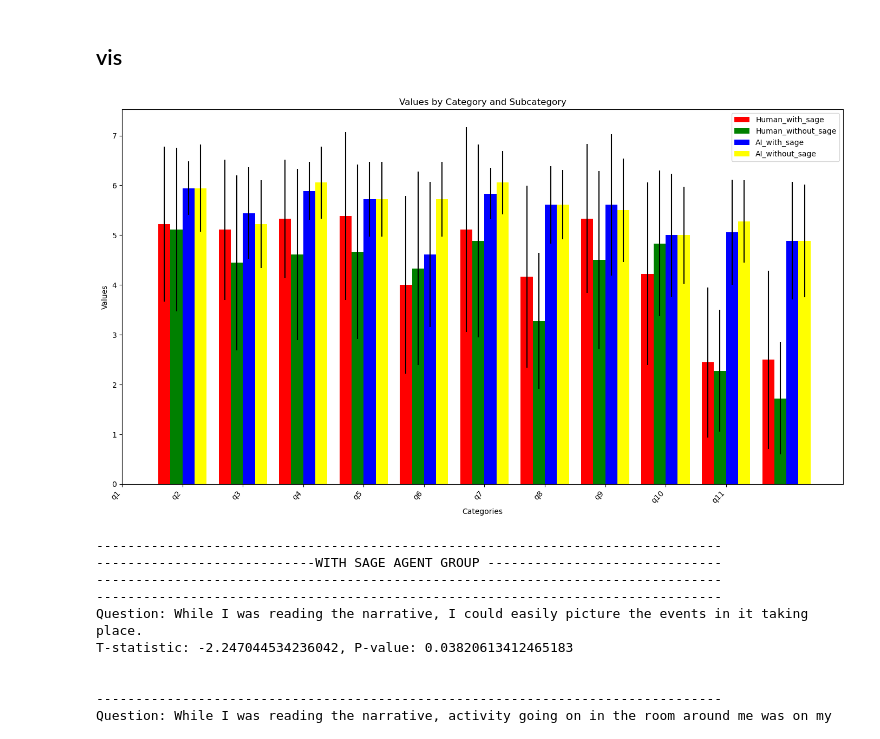
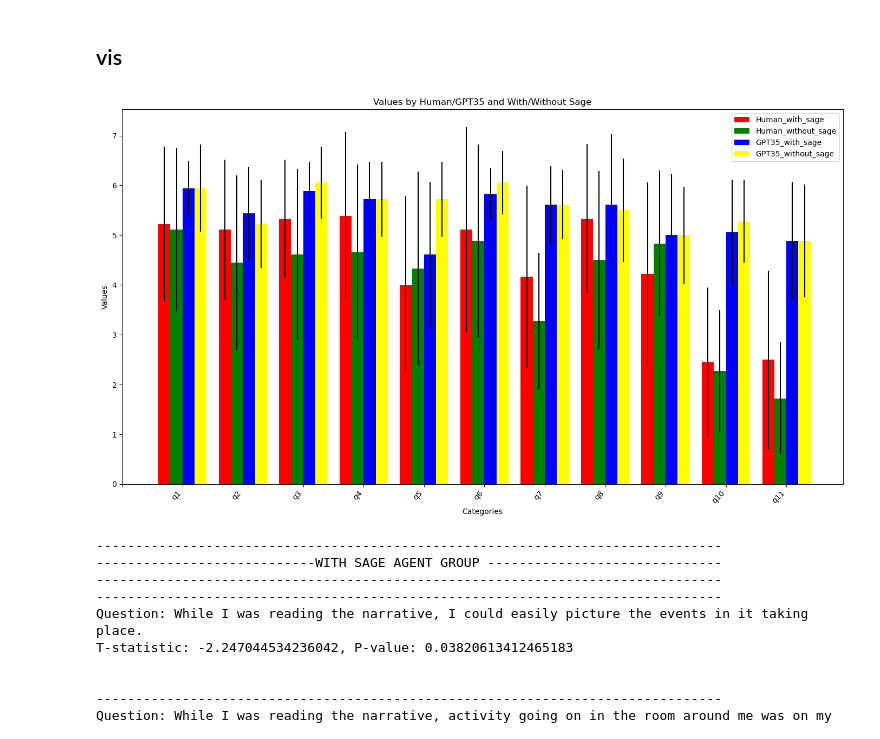
Before and after one commit to yzihan/data-analysis, a Jupyter notebook: simulife/analysis_ai_vs_human/data-story-3.5.ipynb, the cells around one changed output. Saved outputs shown, nothing was run; the diff lists cells and outputs as text; code cells hidden in the pictures.

```diff
--- a/simulife/analysis_ai_vs_human/data-story-3.5.ipynb
+++ b/simulife/analysis_ai_vs_human/data-story-3.5.ipynb
@@ -403,39 +438,39 @@ offsets = np.linspace(-bar_width*1.5, bar_width*1.5, 4)
 
 # for i, sub in enumerate(subcategories):
 #     ax.bar(category_indices + offsets[i], values[:, i], bar_width, label=sub)
 # for i in range(11):
     # ax.bar( i + 1 + offsets[0], df_human_with[qs[i]].mean(), bar_width, label="Human_with_sage", color="red")
     # ax.bar( i + 1 + offsets[1], df_huma_without[qs[i]].mean(), bar_width, label="Human_without_sage", color="green")
     # ax.bar( i + 1 + offsets[2], df_ai_with[qs2[i]].mean(), bar_width, label="Human_with_ai", color="blue")
     # ax.bar( i + 1 + offsets[3], df_ai_with[qs2[i]].mean(), bar_width, label="Human_without_ai", color="yellow")
 for i in range(11):
     if i == 0:  # Add labels only in the first iteration
         ax.bar(i + 1 + offsets[0], df_human_with[qs[i]].mean(), bar_width, yerr=df_human_with[qs[i]].std(), label="Human_with_sage", color="red")
         ax.bar(i + 1 + offsets[1], df_huma_without[qs[i]].mean(), bar_width, yerr=df_huma_without[qs[i]].std(), label="Human_without_sage", color="green")
-        ax.bar(i + 1 + offsets[2], df_ai_with[qs2[i]].mean(), bar_width, yerr=df_ai_with[qs2[i]].std(), label="AI_with_sage", color="blue")
-        ax.bar(i + 1 + offsets[3], df_ai_without[qs2[i]].mean(), bar_width, yerr=df_ai_without[qs2[i]].std(), label="AI_without_sage", color="yellow")
+        ax.bar(i + 1 + offsets[2], df_ai_with[qs2[i]].mean(), bar_width, yerr=df_ai_with[qs2[i]].std(), label="GPT35_with_sage", color="blue")
+        ax.bar(i + 1 + offsets[3], df_ai_without[qs2[i]].mean(), bar_width, yerr=df_ai_without[qs2[i]].std(), label="GPT35_without_sage", color="yellow")
     else:  # Omit labels for subsequent iterations
         ax.bar(i + 1 + offsets[0], df_human_with[qs[i]].mean(), bar_width, yerr=df_human_with[qs[i]].std() , color="red")
         ax.bar(i + 1 + offsets[1], df_huma_without[qs[i]].mean(), bar_width, yerr=df_huma_without[qs[i]].std(),   color="green")
         ax.bar(i + 1 + offsets[2], df_ai_with[qs2[i]].mean(), bar_width, yerr=df_ai_with[qs2[i]].std(),  color="blue")
         ax.bar(i + 1 + offsets[3], df_ai_without[qs2[i]].mean(), bar_width, yerr=df_ai_without[qs2[i]].std(),  color="yellow")
 
 # Add legend and other customizations
 ax.legend()
 
 # Adding labels and title
 # Customization
 ax.set_xlabel('Categories')
 ax.set_ylabel('Values')
-ax.set_title('Values by Category and Subcategory')
-ax.set_xticks(np.arange(11))
-ax.set_xticklabels(qs2, rotation=45, ha="right")
+ax.set_title('Values by Human/GPT35 and With/Without Sage')
+ax.set_xticks(np.arange(12))
+ax.set_xticklabels([""] + qs2, rotation=45, ha="right")
 
 
 plt.tight_layout()
 plt.show()
 # %% [output]
-[figure, old version]
+[figure, new version]
 # %%
 from scipy.stats import ttest_rel
 # %%
```
Also changed, not shown: parts of 2 cells of this notebook, 4 other files.
